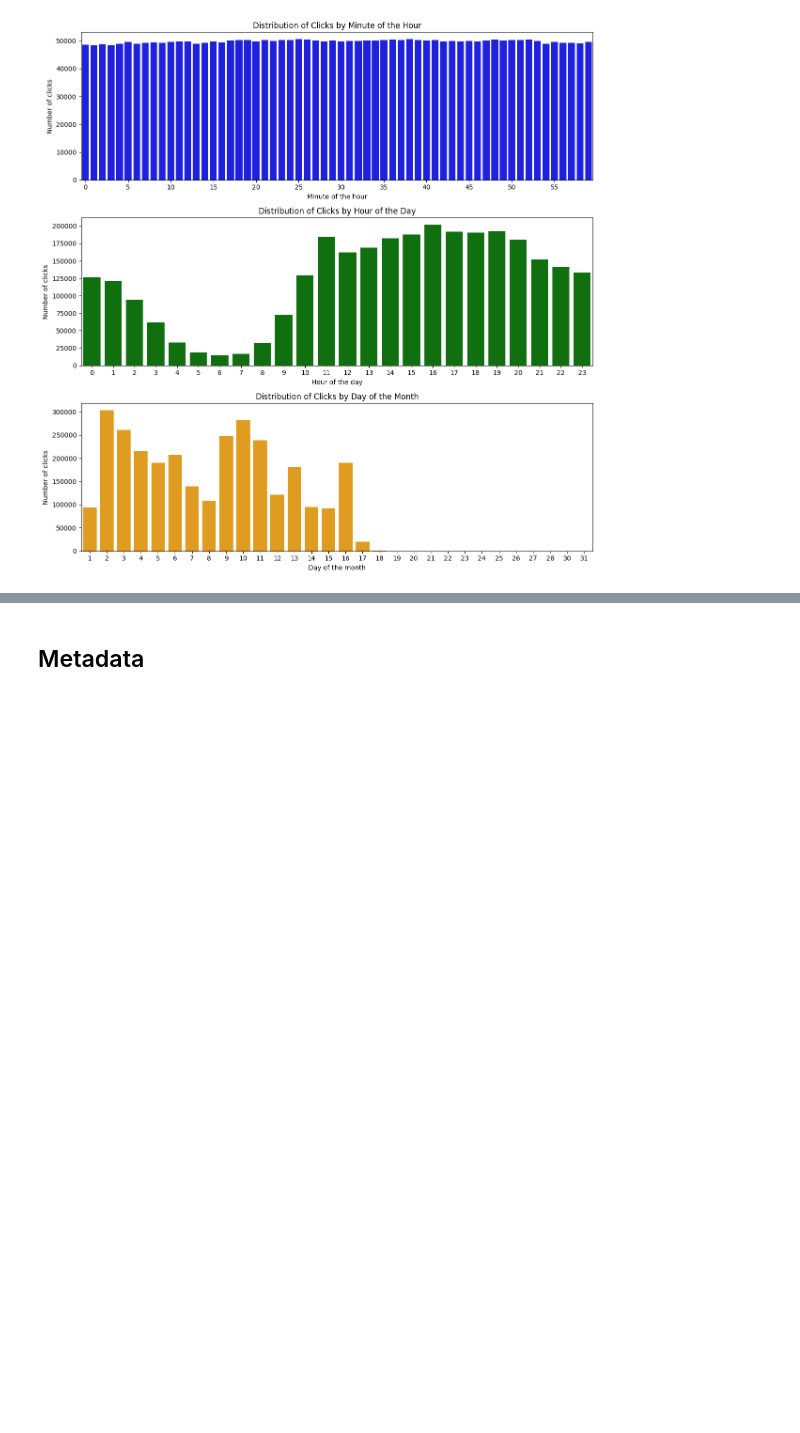
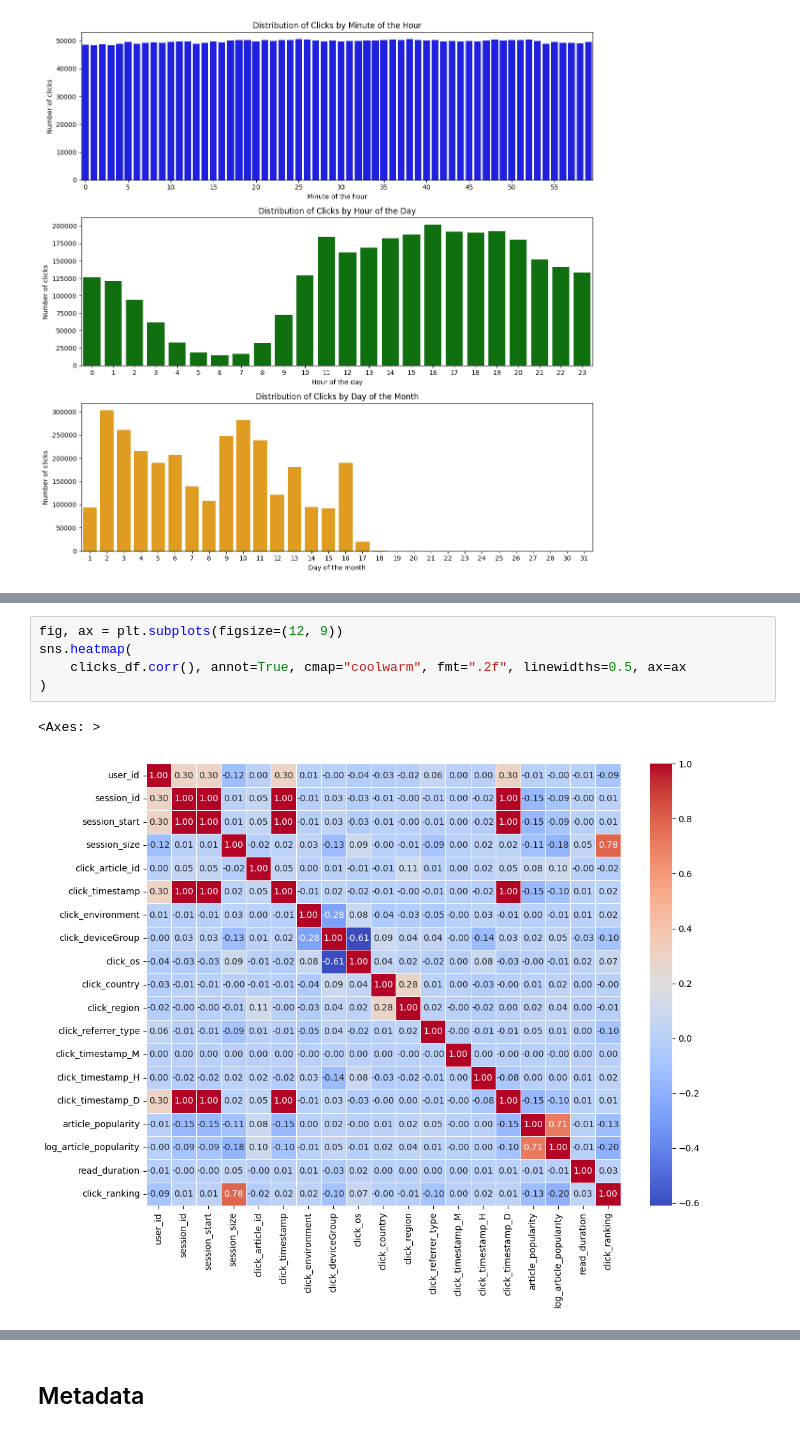
Before and after one commit to Hedredo/oc_p10, a Jupyter notebook: notebooks/main.ipynb, the cells around one changed output, grey strips where cells are left out. Cells and saved outputs as stored; diff of their text form; blank space fills up the shorter version.

```diff
--- a/notebooks/main.ipynb
+++ b/notebooks/main.ipynb
@@ -601,0 +775,8 @@ Après analyse du dataframe, voici quelques annotations utiles sur les colonnes
+# %%
+fig, ax = plt.subplots(figsize=(12, 9))
+sns.heatmap(
+    clicks_df.corr(), annot=True, cmap="coolwarm", fmt=".2f", linewidths=0.5, ax=ax
+)
+# %% [output]
+<Axes: >
+[figure, added]
```
Also changed, not shown: parts of 39 cells of this notebook, 2 other files.
